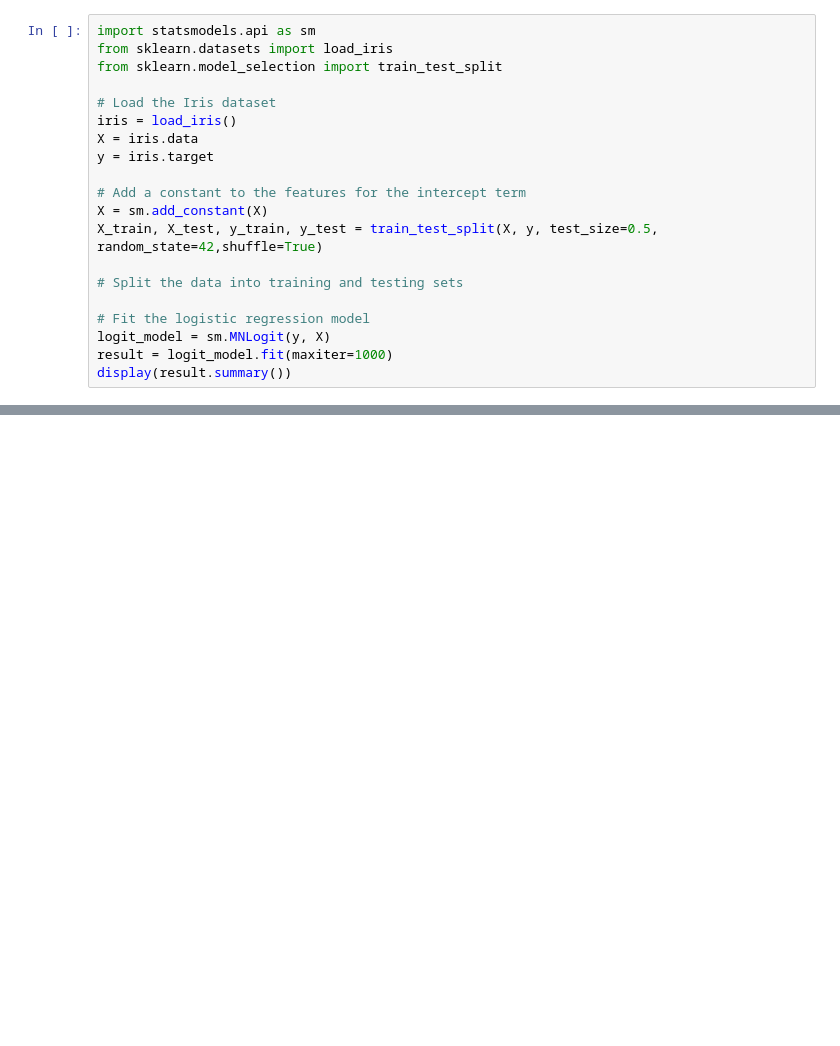
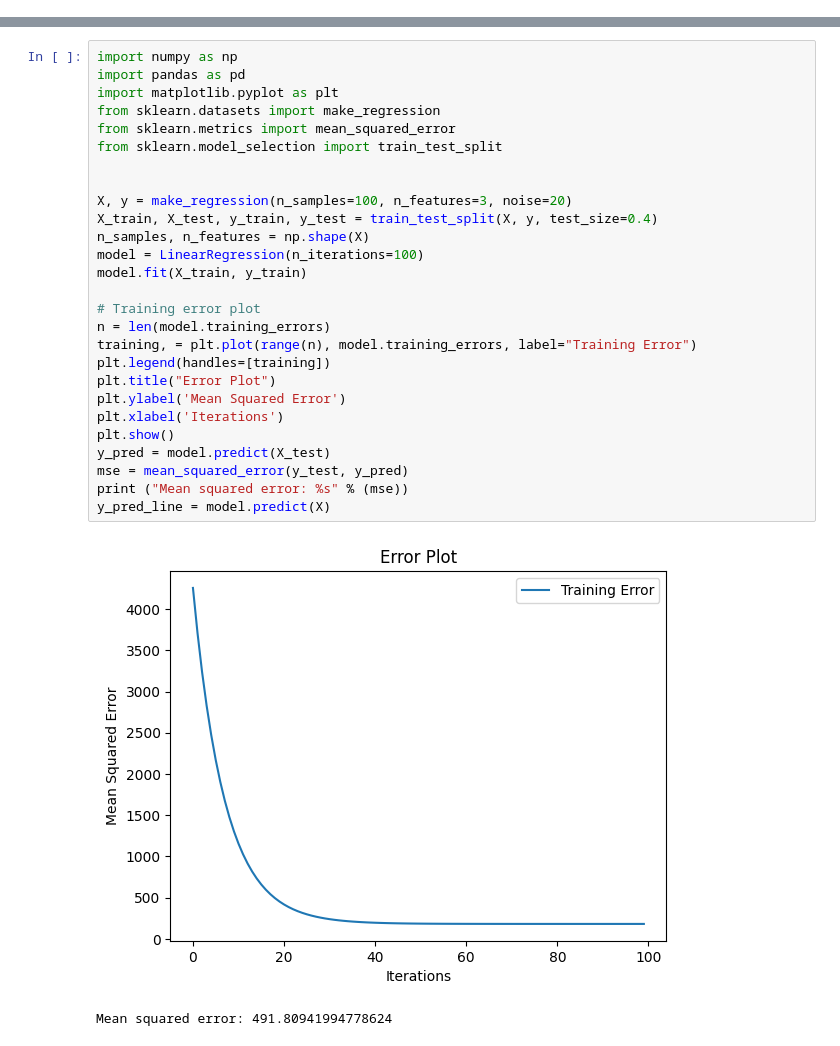
Before and after one commit to Versus-91/aitoolkit, a Jupyter notebook: test.ipynb, the cells around one changed output, grey strips where cells are left out. Drawn from its saved outputs; the diff is of its cells as text; blank space fills up the shorter version.

```diff
--- a/test.ipynb
+++ b/test.ipynb
@@ -47,20 +0,0 @@ precision,recall,f1_score
-# %%
-import statsmodels.api as sm
-from sklearn.datasets import load_iris
-from sklearn.model_selection import train_test_split
-
-# Load the Iris dataset
-iris = load_iris()
-X = iris.data
-y = iris.target
-
-# Add a constant to the features for the intercept term
-X = sm.add_constant(X)
-X_train, X_test, y_train, y_test = train_test_split(X, y, test_size=0.5, random_state=42,shuffle=True)
-
-# Split the data into training and testing sets
-
-# Fit the logistic regression model
-logit_model = sm.MNLogit(y, X)
-result = logit_model.fit(maxiter=1000)
-display(result.summary())
@@ -90,0 +166,30 @@ MNLogit Regression Results
+# %%
+import numpy as np
+import pandas as pd
+import matplotlib.pyplot as plt
+from sklearn.datasets import make_regression
+from sklearn.metrics import mean_squared_error
+from sklearn.model_selection import train_test_split
+
+
+X, y = make_regression(n_samples=100, n_features=3, noise=20)
+X_train, X_test, y_train, y_test = train_test_split(X, y, test_size=0.4)
+n_samples, n_features = np.shape(X)
+model = LinearRegression(n_iterations=100)
+model.fit(X_train, y_train)
+
+# Training error plot
+n = len(model.training_errors)
+training, = plt.plot(range(n), model.training_errors, label="Training Error")
+plt.legend(handles=[training])
+plt.title("Error Plot")
+plt.ylabel('Mean Squared Error')
+plt.xlabel('Iterations')
+plt.show()
+y_pred = model.predict(X_test)
+mse = mean_squared_error(y_test, y_pred)
+print ("Mean squared error: %s" % (mse))
+y_pred_line = model.predict(X)
+# %% [output]
+[figure, added]
+Mean squared error: 491.80941994778624
```
Also changed, not shown: parts of 5 cells of this notebook, 5 other files.
